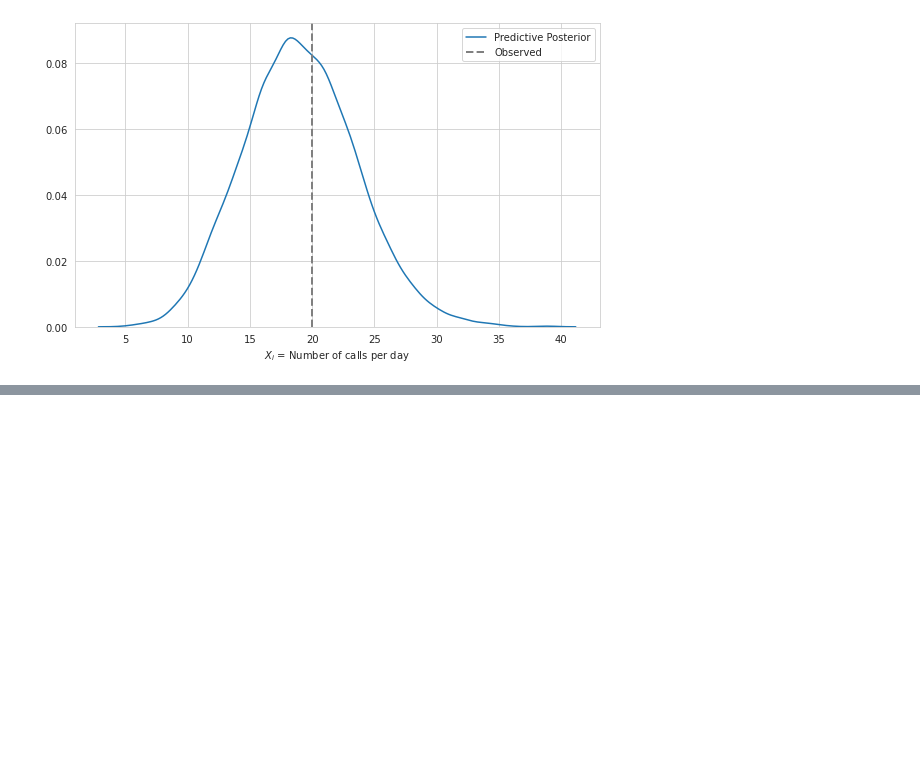
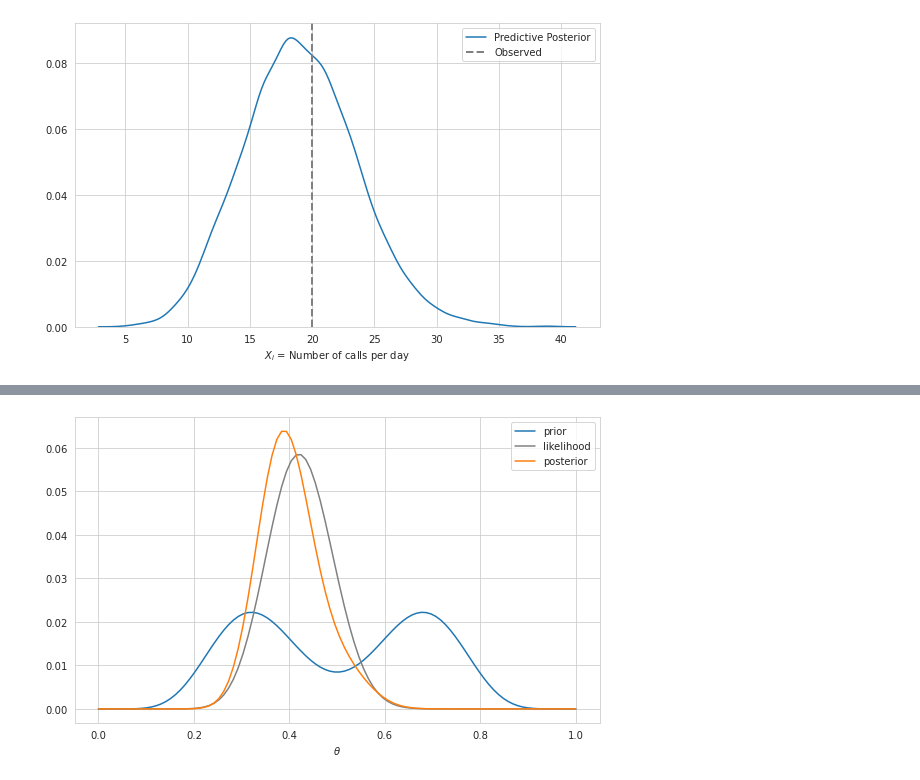
Before and after one commit to WHITSNAK/sta_602, a Jupyter notebook: hw3/hw3.ipynb, the cells around one changed output, grey strips where cells are left out. Cells and saved outputs as stored; diff of their text form; code cells hidden in the pictures; blank space fills up the shorter version.

```diff
--- a/hw3/hw3.ipynb
+++ b/hw3/hw3.ipynb
@@ -172,0 +225,16 @@ fig.show()
+# %%
+likelihood = pd.Series(stats.binom(n=50, p=xs).pmf(k=21), index=xs)
+post = (prior * likelihood) / (prior * likelihood).sum()
+
+fig, ax = plt.subplots(figsize=(8, 5))
+(prior / prior.sum()).plot(label='prior', ax=ax)
+(likelihood / likelihood.sum()).plot(label='likelihood', color='grey', ax=ax)
+post.plot(label='posterior', ax=ax)
+
+ax.legend()
+ax.set_xlabel("$\\theta$")
+
+fig.tight_layout()
+fig.show()
+# %% [output]
+[figure, added]
```
Also changed, not shown: parts of 4 cells of this notebook, 5 other files.
